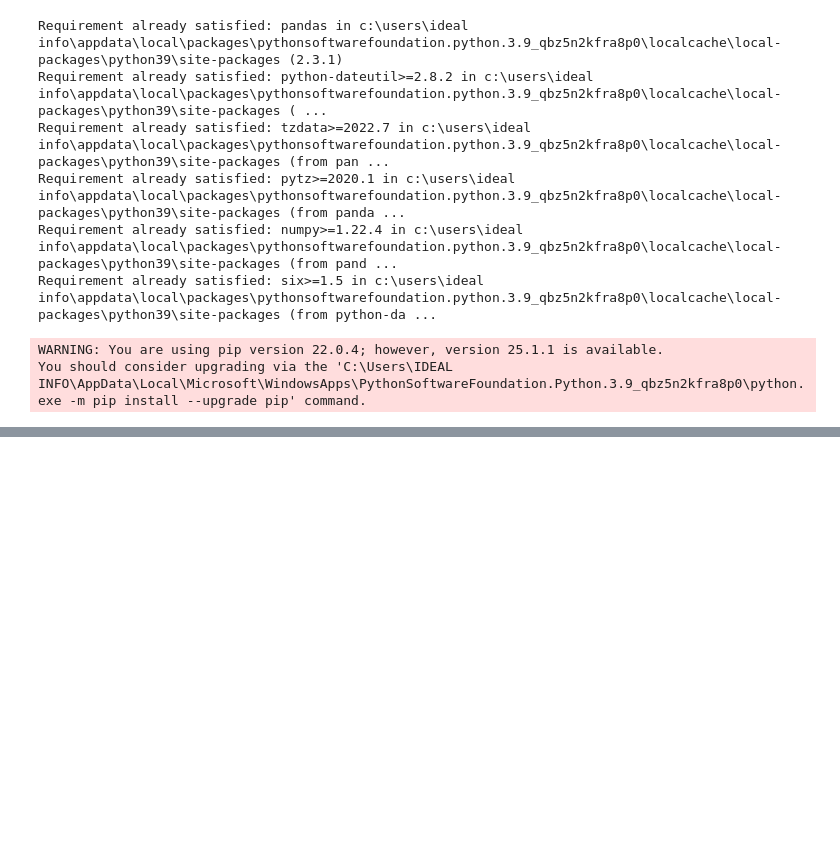
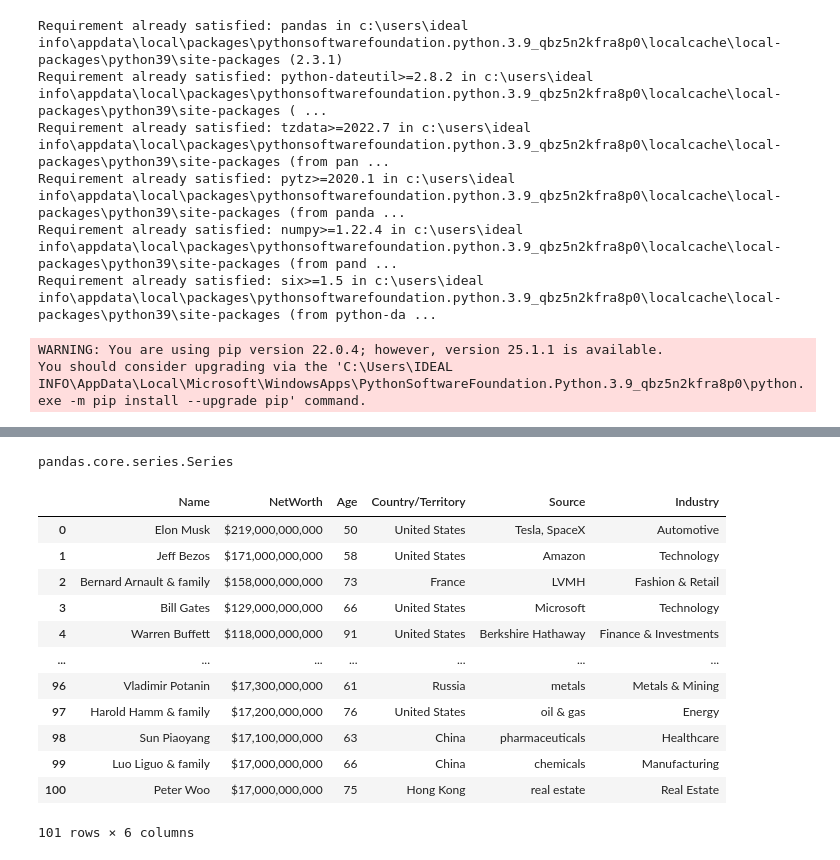
Before and after one commit to ayaboulabiar19/data_pipelines, a Jupyter notebook: learning_path/data_manipulation_with_pandas/data_manipulation.ipynb, the cells around one changed output, grey strips where cells are left out. Cells and saved outputs as stored; diff of their text form; code cells hidden in the pictures; blank space fills up the shorter version.

Commit message:
manipulation DataFrames with pandas

```diff
--- a/learning_path/data_manipulation_with_pandas/data_manipulation.ipynb
+++ b/learning_path/data_manipulation_with_pandas/data_manipulation.ipynb
@@ -13,0 +258,24 @@ import pandas as pd
+# %%
+#we need to know the type of object name_of_people
+#if we eliminate .squeez() in the last query, we got a dataframe as a type of name_of_people
+type(name_of_people)
+# %% [output]
+pandas.core.series.Series
+# %%
+#read a csv file
+richest=pd.read_csv(r'C:\Users\IDEAL INFO\Documents\data_pipelines\TopRichestInWorld.csv')
+richest
+# %% [output]
+|  | Name | NetWorth | Age | Country/Territory | Source | Industry |
+| 0 | Elon Musk | $219,000,000,000 | 50 | United States | Tesla, SpaceX | Automotive |
+| 1 | Jeff Bezos | $171,000,000,000 | 58 | United States | Amazon | Technology |
+| 2 | Bernard Arnault & family | $158,000,000,000 | 73 | France | LVMH | Fashion & Retail |
+| 3 | Bill Gates | $129,000,000,000 | 66 | United States | Microsoft | Technology |
+| 4 | Warren Buffett | $118,000,000,000 | 91 | United States | Berkshire Hathaway | Finance & Investments |
+| ... | ... | ... | ... | ... | ... | ... |
+| 96 | Vladimir Potanin | $17,300,000,000 | 61 | Russia | metals | Metals & Mining |
+| 97 | Harold Hamm & family | $17,200,000,000 | 76 | United States | oil & gas | Energy |
+| 98 | Sun Piaoyang | $17,100,000,000 | 63 | China | pharmaceuticals | Healthcare |
+| 99 | Luo Liguo & family | $17,000,000,000 | 66 | China | chemicals | Manufacturing |
+| 100 | Peter Woo | $17,000,000,000 | 75 | Hong Kong | real estate | Real Estate |
+101 rows × 6 columns
```
Also changed, not shown: parts of 103 cells of this notebook, 4 other files.
